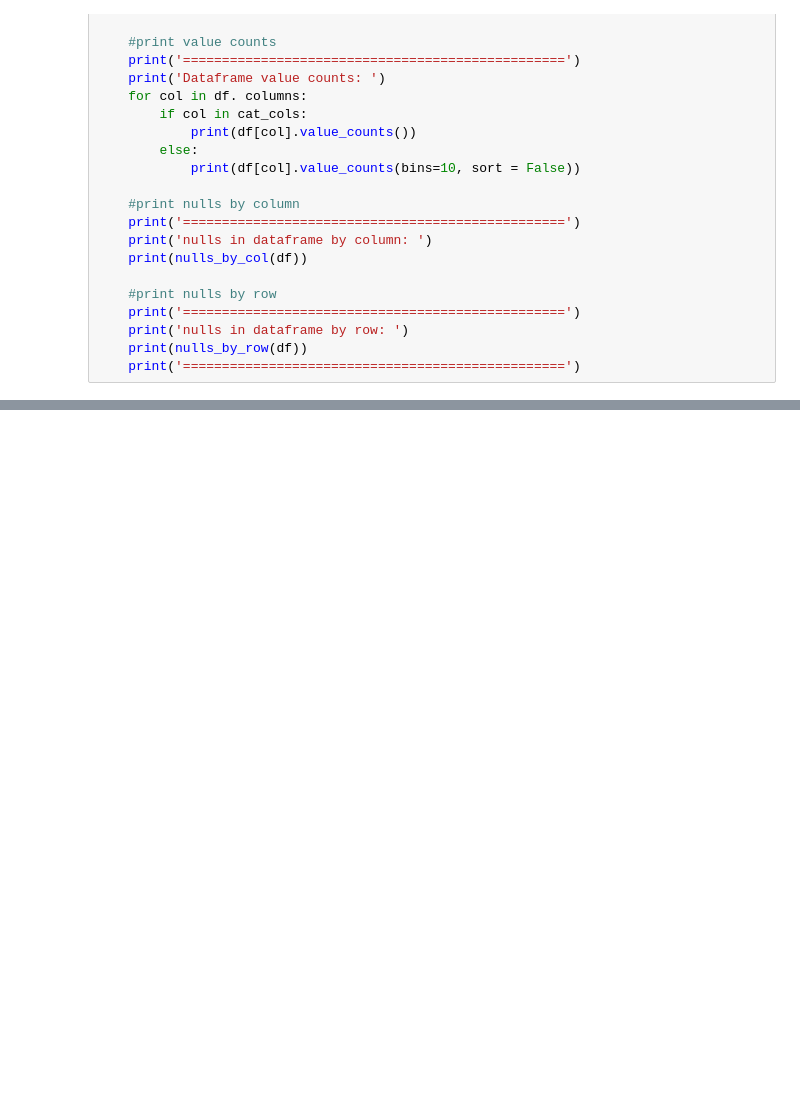
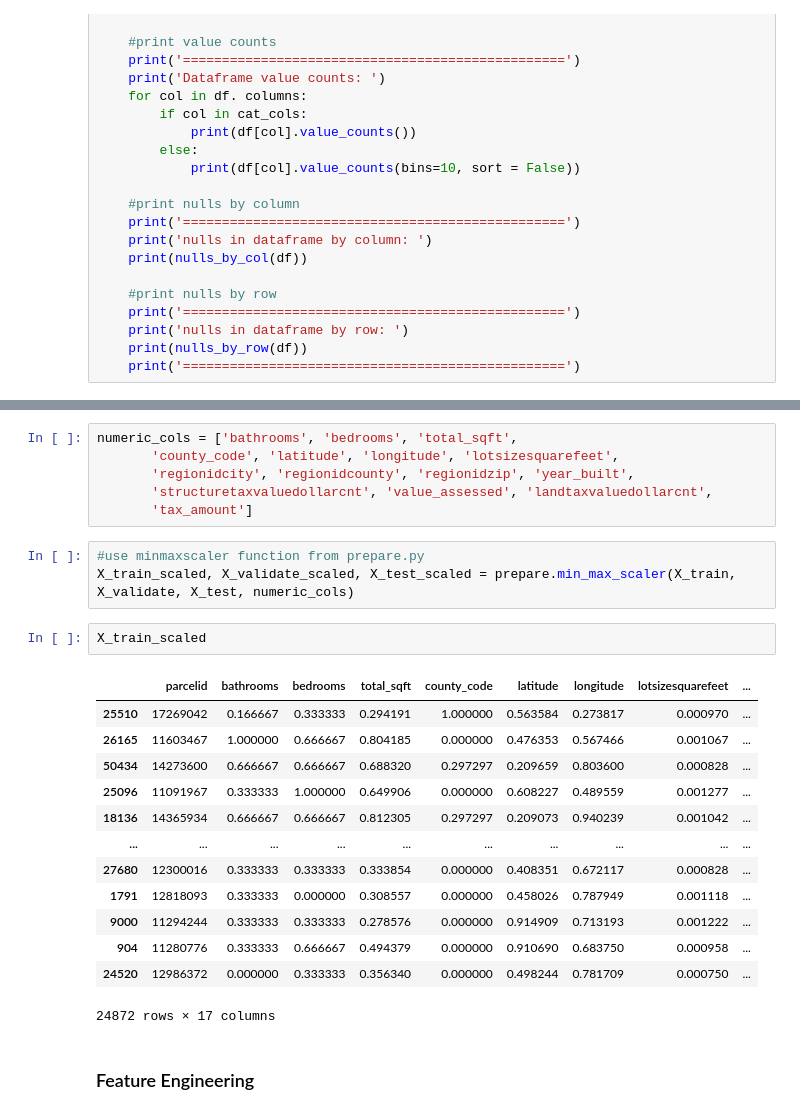
Before and after one commit to natasharivers/Zillow_Clustering_Project, a Jupyter notebook: Notebook.ipynb, the cells around one changed output, grey strips where cells are left out. Saved outputs shown, nothing was run; the diff lists cells and outputs as text; blank space fills up the shorter version.

```diff
--- a/Notebook.ipynb
+++ b/Notebook.ipynb
@@ -333,0 +489,27 @@ nulls in dataframe by row:
+# %%
+numeric_cols = ['bathrooms', 'bedrooms', 'total_sqft',
+       'county_code', 'latitude', 'longitude', 'lotsizesquarefeet',
+       'regionidcity', 'regionidcounty', 'regionidzip', 'year_built',
+       'structuretaxvaluedollarcnt', 'value_assessed', 'landtaxvaluedollarcnt',
+       'tax_amount']
+# %%
+#use minmaxscaler function from prepare.py
+X_train_scaled, X_validate_scaled, X_test_scaled = prepare.min_max_scaler(X_train, X_validate, X_test, numeric_cols)
+# %%
+X_train_scaled
+# %% [output]
+|  | parcelid | bathrooms | bedrooms | total_sqft | county_code | latitude | longitude | lotsizesquarefeet | ... |
+| 25510 | 17269042 | 0.166667 | 0.333333 | 0.294191 | 1.000000 | 0.563584 | 0.273817 | 0.000970 | ... |
+| 26165 | 11603467 | 1.000000 | 0.666667 | 0.804185 | 0.000000 | 0.476353 | 0.567466 | 0.001067 | ... |
+| 50434 | 14273600 | 0.666667 | 0.666667 | 0.688320 | 0.297297 | 0.209659 | 0.803600 | 0.000828 | ... |
+| 25096 | 11091967 | 0.333333 | 1.000000 | 0.649906 | 0.000000 | 0.608227 | 0.489559 | 0.001277 | ... |
+| 18136 | 14365934 | 0.666667 | 0.666667 | 0.812305 | 0.297297 | 0.209073 | 0.940239 | 0.001042 | ... |
+| ... | ... | ... | ... | ... | ... | ... | ... | ... | ... |
+| 27680 | 12300016 | 0.333333 | 0.333333 | 0.333854 | 0.000000 | 0.408351 | 0.672117 | 0.000828 | ... |
+| 1791 | 12818093 | 0.333333 | 0.000000 | 0.308557 | 0.000000 | 0.458026 | 0.787949 | 0.001118 | ... |
+| 9000 | 11294244 | 0.333333 | 0.333333 | 0.278576 | 0.000000 | 0.914909 | 0.713193 | 0.001222 | ... |
+| 904 | 11280776 | 0.333333 | 0.666667 | 0.494379 | 0.000000 | 0.910690 | 0.683750 | 0.000958 | ... |
+| 24520 | 12986372 | 0.000000 | 0.333333 | 0.356340 | 0.000000 | 0.498244 | 0.781709 | 0.000750 | ... |
+24872 rows × 17 columns
+# %% [markdown]
+### Feature Engineering
```
Also changed, not shown: parts of 21 cells of this notebook.
